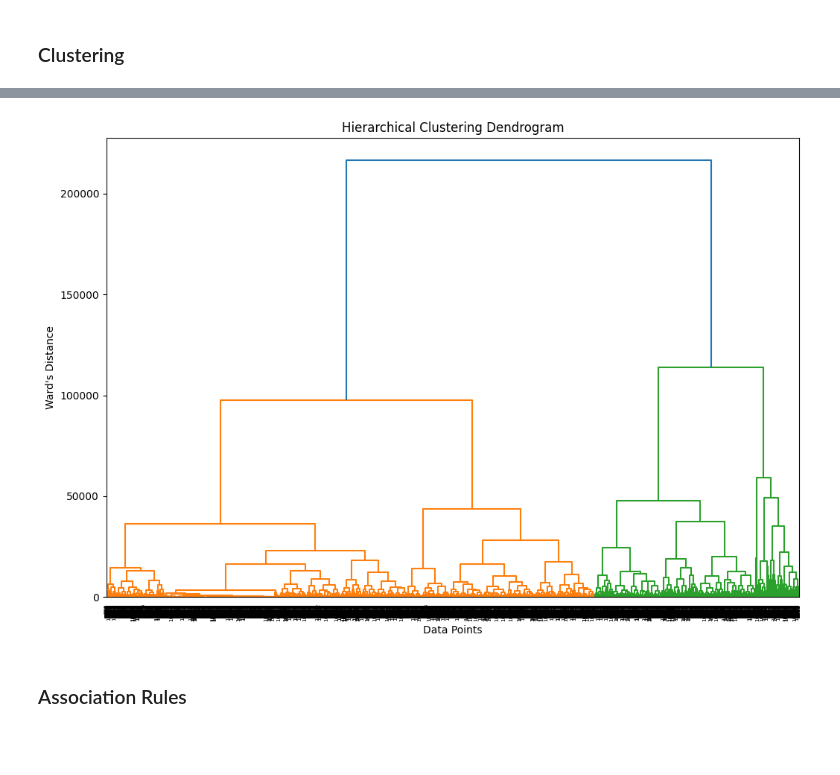
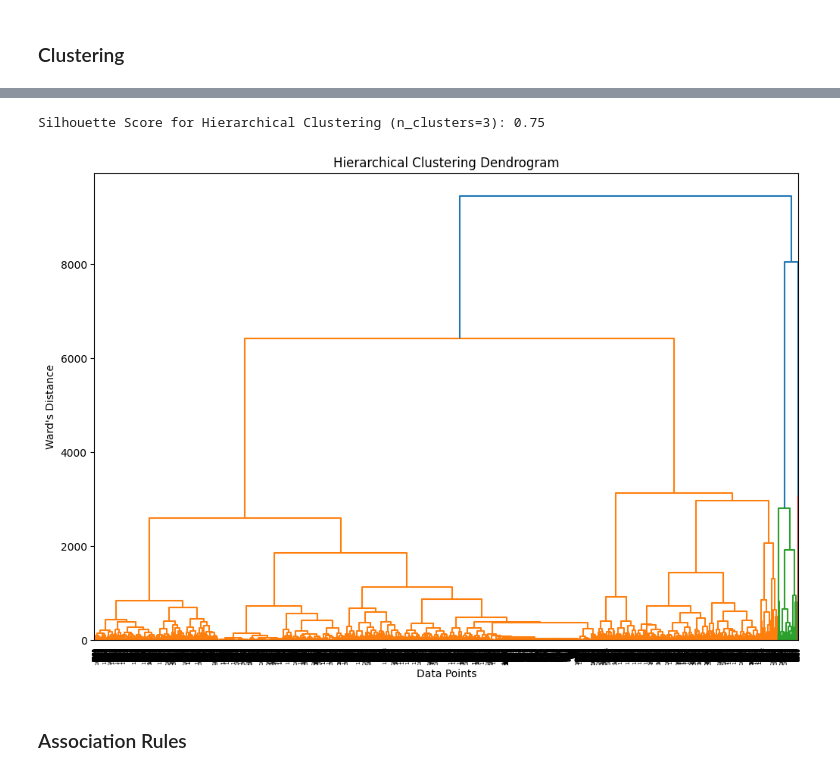
Before and after one commit to patrykslomka/DM_PSlomka, a Jupyter notebook: EDA_Model.ipynb, the cells around one changed output, grey strips where cells are left out. Saved outputs shown, nothing was run; the diff lists cells and outputs as text; code cells hidden in the pictures; blank space fills up the shorter version.

```diff
--- a/EDA_Model.ipynb
+++ b/EDA_Model.ipynb
@@ -383,22 +356,25 @@ plt.show()
 from sklearn.cluster import KMeans
 from sklearn.decomposition import PCA
 from sklearn.metrics import silhouette_score
+import seaborn as sns
+import matplotlib.pyplot as plt
 
-# Features to use for clustering (excluding 'SEQN' as it is an ID)
-clustering_features = merged_df.columns.drop(['SEQN'])
+# Clustering features
+clustering_features = ['LBXSGL', 'LBDHDD', 'LBXSTR', 'BMXBMI', 'BMXWAIST', 'BPXSY_avg', 'BPXDI_avg']
 
-# Perform PCA for visualization (optional)
+# Performing PCA for visualization
 pca = PCA(n_components=2)
 pca_transformed = pca.fit_transform(merged_df[clustering_features])
 
-# Apply KMeans clustering
-kmeans = KMeans(n_clusters=3, random_state=42)  # Adjust 'n_clusters' as needed
+# Applying KMeans
+n_clusters = 3
+kmeans = KMeans(n_clusters=n_clusters, random_state=42)
 kmeans_labels = kmeans.fit_predict(merged_df[clustering_features])
 
-# Add cluster labels to the dataframe
+# Adding cluster labels to the dataset
 merged_df['Cluster_KMeans'] = kmeans_labels
 
-# Visualize clusters in 2D using PCA
+# Visualizing clusters in 2D using PCA
 plt.figure(figsize=(10, 6))
 sns.scatterplot(x=pca_transformed[:, 0], y=pca_transformed[:, 1], hue=kmeans_labels, palette="Set1", s=50)
 plt.title("K-means Clustering (PCA-reduced Data)")
@@ -407,7 +383,7 @@ plt.ylabel("PCA Component 2")
 plt.legend(title="Cluster")
 plt.show()
 
-# Evaluate clustering performance using silhouette score
+# Evaluating clustering performance using silhouette score
 silhouette_avg = silhouette_score(merged_df[clustering_features], kmeans_labels)
 print(f"Silhouette Score for K-means Clustering: {silhouette_avg:.2f}")
 # %% [output]
@@ -416,19 +392,33 @@ Silhouette Score for K-means Clustering: 0.42
 # %%
-from scipy.cluster.hierarchy import dendrogram, linkage
+from scipy.cluster.hierarchy import dendrogram, linkage, fcluster
 from scipy.spatial.distance import pdist
+from sklearn.metrics import silhouette_score
+import matplotlib.pyplot as plt
 
-# Perform hierarchical clustering
+# Clustering features
+clustering_features = ['LBXSGL', 'LBDHDD', 'LBXSTR', 'BMXBMI', 'BMXWAIST', 'BPXSY_avg', 'BPXDI_avg']
+
+# Hierarchical clustering using Ward's method
 linked = linkage(pdist(merged_df[clustering_features]), method='ward')
 
-# Plot dendrogram
+# Number of clusters
+n_clusters = 3
+cluster_labels = fcluster(linked, t=n_clusters, criterion='maxclust')
+
+# Calculating the silhouette score
+silhouette_avg = silhouette_score(merged_df[clustering_features], cluster_labels)
+print(f"Silhouette Score for Hierarchical Clustering (n_clusters={n_clusters}): {silhouette_avg:.2f}")
+
+# Plotting the dendrogram
 plt.figure(figsize=(12, 8))
 dendrogram(linked, orientation='top', distance_sort='ascending', show_leaf_counts=False)
 plt.title("Hierarchical Clustering Dendrogram")
 plt.xlabel("Data Points")
 plt.ylabel("Ward's Distance")
 plt.show()
 # %% [output]
+Silhouette Score for Hierarchical Clustering (n_clusters=3): 0.75
-[figure, old version]
+[figure, new version]
 # %% [markdown]
 ### Association Rules
 # %%
```
Also changed, not shown: parts of 27 cells of this notebook.
